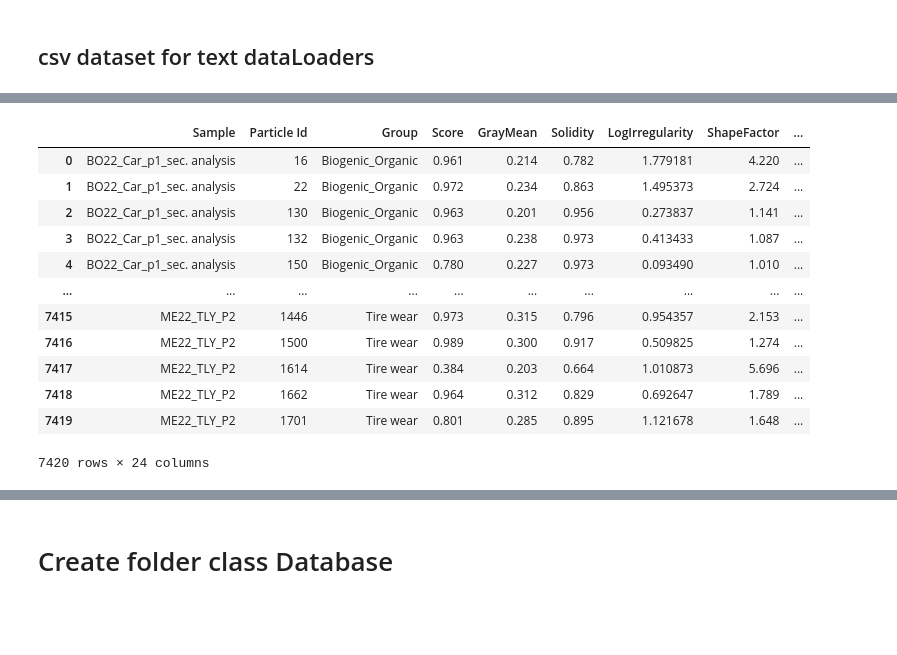
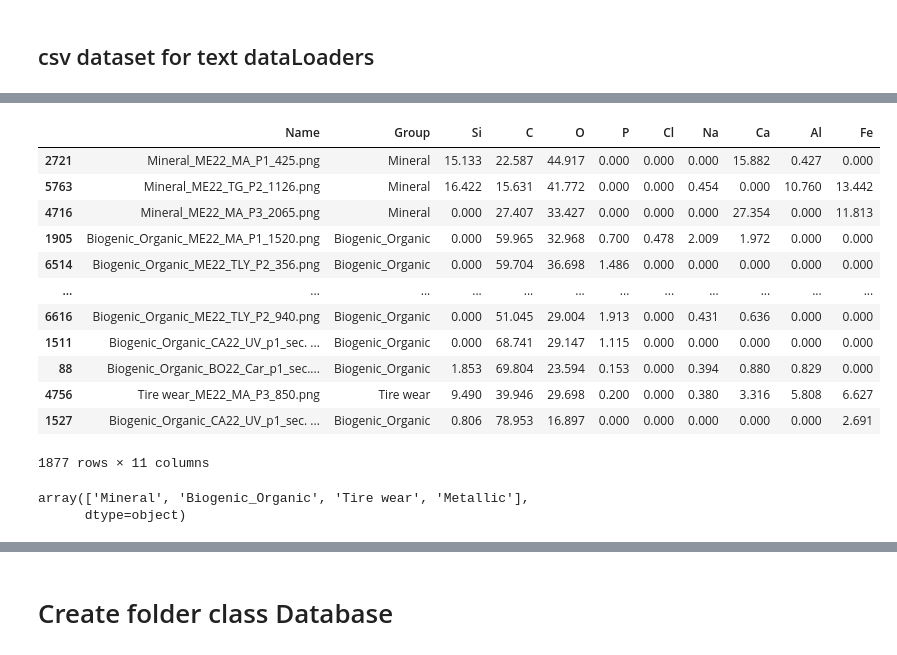
Before and after one commit to drestr30/SEM_Particle_Analyzer, a Jupyter notebook: DataBase ME22.ipynb, the cells around one changed output, grey strips where cells are left out. Drawn from its saved outputs; the diff is of its cells as text; code cells hidden in the pictures; blank space fills up the shorter version.

```diff
--- a/DataBase ME22.ipynb
+++ b/DataBase ME22.ipynb
@@ -94,16 +101,22 @@ cl_df
+# %%
+
+current_df = X_test.copy()
+partition = 'val'
+dest_dir = f"/media/lecun/HD/Expor2/ParticlesDB/VitabDataset/{partition}/"
 # %%
-dest_dir = "./ParticlesDB/csv/Images/"
+dest_dir = f"/media/lecun/HD/Expor2/ParticlesDB/VitabDataset/{partition}/"
 # %%
 #### RUN WITH CAUTION
 names = []
-for _, particle in df[columns].iterrows():
+for _, particle in current_df[columns].iterrows():
     im_path = os.path.join(root_dir, particle['Sample'], in_dir,
                            str(particle['Particle Id']) + ".png")
     new_name = "_".join([particle['Group'],
                     particle['Sample'], str(particle['Particle Id'])])+'.png'
 
-    new_dir = os.path.join(dest_dir, new_name)
+    new_dir = os.path.join(dest_dir + 'Images', new_name)
     names.append(new_name)
     #copy(im_path, new_dir)
 # %%
-cl_df.insert(loc=0, column='Image', value=names)
+current_df.insert(loc=0, column='Name', value=names)
+current_df = current_df.drop( ["Sample", "Particle Id", "Score"], 'columns')
@@ -112,16 +123,16 @@ cl_df.to_csv(os.path.join("./ParticlesDB/csv", "particles_database.csv"), index=
 # %%
-cl_df
+current_df
 # %% [output]
-|  | Sample | Particle Id | Group | Score | GrayMean | Solidity | LogIrregularity | ShapeFactor | ... |
-| 0 | BO22_Car_p1_sec. analysis | 16 | Biogenic_Organic | 0.961 | 0.214 | 0.782 | 1.779181 | 4.220 | ... |
-| 1 | BO22_Car_p1_sec. analysis | 22 | Biogenic_Organic | 0.972 | 0.234 | 0.863 | 1.495373 | 2.724 | ... |
-| 2 | BO22_Car_p1_sec. analysis | 130 | Biogenic_Organic | 0.963 | 0.201 | 0.956 | 0.273837 | 1.141 | ... |
-| 3 | BO22_Car_p1_sec. analysis | 132 | Biogenic_Organic | 0.963 | 0.238 | 0.973 | 0.413433 | 1.087 | ... |
-| 4 | BO22_Car_p1_sec. analysis | 150 | Biogenic_Organic | 0.780 | 0.227 | 0.973 | 0.093490 | 1.010 | ... |
-| ... | ... | ... | ... | ... | ... | ... | ... | ... | ... |
-| 7415 | ME22_TLY_P2 | 1446 | Tire wear | 0.973 | 0.315 | 0.796 | 0.954357 | 2.153 | ... |
-| 7416 | ME22_TLY_P2 | 1500 | Tire wear | 0.989 | 0.300 | 0.917 | 0.509825 | 1.274 | ... |
-| 7417 | ME22_TLY_P2 | 1614 | Tire wear | 0.384 | 0.203 | 0.664 | 1.010873 | 5.696 | ... |
-| 7418 | ME22_TLY_P2 | 1662 | Tire wear | 0.964 | 0.312 | 0.829 | 0.692647 | 1.789 | ... |
-| 7419 | ME22_TLY_P2 | 1701 | Tire wear | 0.801 | 0.285 | 0.895 | 1.121678 | 1.648 | ... |
+|  | Name | Group | Si | C | O | P | Cl | Na | Ca | Al | Fe |
+| 2721 | Mineral_ME22_MA_P1_425.png | Mineral | 15.133 | 22.587 | 44.917 | 0.000 | 0.000 | 0.000 | 15.882 | 0.427 | 0.000 |
+| 5763 | Mineral_ME22_TG_P2_1126.png | Mineral | 16.422 | 15.631 | 41.772 | 0.000 | 0.000 | 0.454 | 0.000 | 10.760 | 13.442 |
+| 4716 | Mineral_ME22_MA_P3_2065.png | Mineral | 0.000 | 27.407 | 33.427 | 0.000 | 0.000 | 0.000 | 27.354 | 0.000 | 11.813 |
+| 1905 | Biogenic_Organic_ME22_MA_P1_1520.png | Biogenic_Organic | 0.000 | 59.965 | 32.968 | 0.700 | 0.478 | 2.009 | 1.972 | 0.000 | 0.000 |
+| 6514 | Biogenic_Organic_ME22_TLY_P2_356.png | Biogenic_Organic | 0.000 | 59.704 | 36.698 | 1.486 | 0.000 | 0.000 | 0.000 | 0.000 | 0.000 |
+| ... | ... | ... | ... | ... | ... | ... | ... | ... | ... | ... | ... |
+| 6616 | Biogenic_Organic_ME22_TLY_P2_940.png | Biogenic_Organic | 0.000 | 51.045 | 29.004 | 1.913 | 0.000 | 0.431 | 0.636 | 0.000 | 0.000 |
+| 1511 | Biogenic_Organic_CA22_UV_p1_sec. ... | Biogenic_Organic | 0.000 | 68.741 | 29.147 | 1.115 | 0.000 | 0.000 | 0.000 | 0.000 | 0.000 |
+| 88 | Biogenic_Organic_BO22_Car_p1_sec.... | Biogenic_Organic | 1.853 | 69.804 | 23.594 | 0.153 | 0.000 | 0.394 | 0.880 | 0.829 | 0.000 |
+| 4756 | Tire wear_ME22_MA_P3_850.png | Tire wear | 9.490 | 39.946 | 29.698 | 0.200 | 0.000 | 0.380 | 3.316 | 5.808 | 6.627 |
+| 1527 | Biogenic_Organic_CA22_UV_p1_sec. ... | Biogenic_Organic | 0.806 | 78.953 | 16.897 | 0.000 | 0.000 | 0.000 | 0.000 | 0.000 | 2.691 |
-7420 rows × 24 columns
+1877 rows × 11 columns
@@ -127,0 +141,5 @@ cl_df
+# %%
+current_df.Group.unique()
+# %% [output]
+array(['Mineral', 'Biogenic_Organic', 'Tire wear', 'Metallic'],
+      dtype=object)
```
Also changed, not shown: parts of 21 cells of this notebook, 4 other files.
